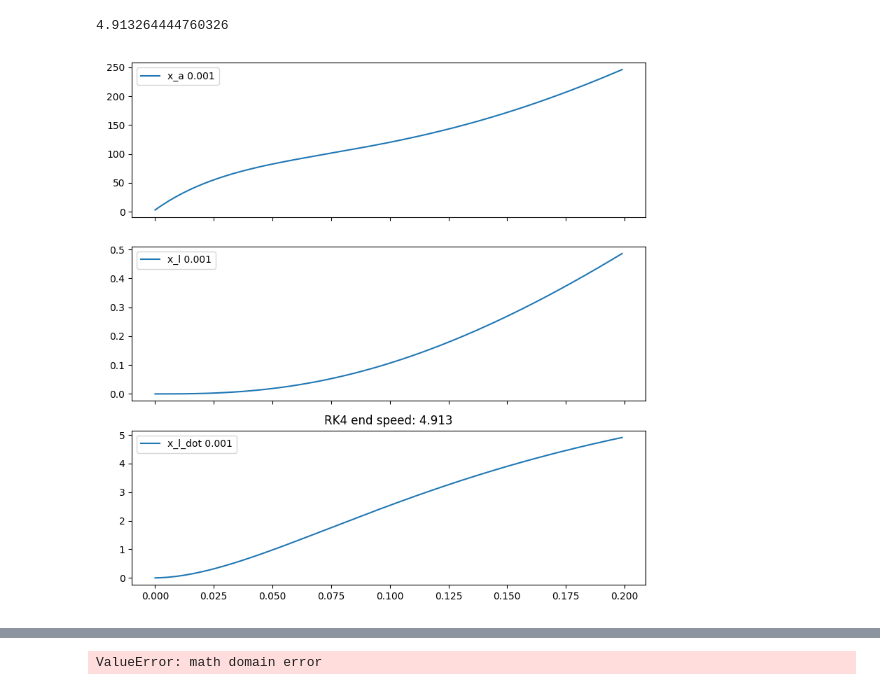
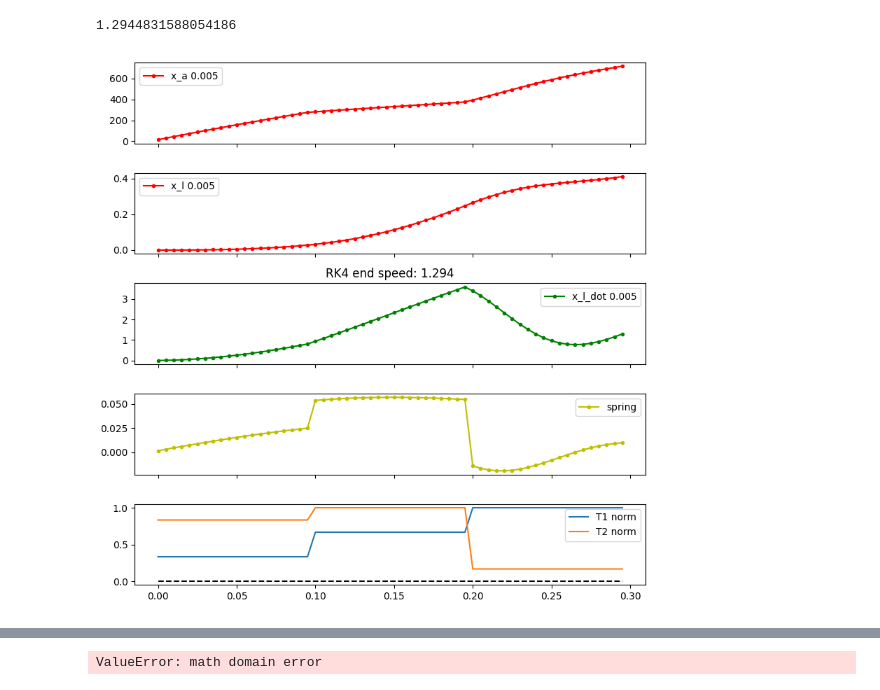
Before and after one commit to NovelMobileRobotsLab/pinto-squirrel, a Jupyter notebook: SEA/comparediffyq_re.ipynb, the cells around one changed output, grey strips where cells are left out. Drawn from its saved outputs; the diff is of its cells as text; code cells hidden in the pictures.

Commit message:
make spring continuous at transition points

```diff
--- a/SEA/comparediffyq_re.ipynb
+++ b/SEA/comparediffyq_re.ipynb
@@ -47,55 +47,61 @@ def RK4(f, X, dt):
 X = np.array([0, 0, 0])
 log = []
 log_T = []
 
-dt = 0.001
+dt = 0.005
 times = []
 
 
 #0.0003367766393821401 5.362633605126075
-T1 = 0.0004
-T2 = 6
-for ti in np.arange(0, 0.2, dt):
+T1, T2 = (0.0001, 10)
+for ti in np.arange(0, 0.1, dt):
     X = RK4(f, X, dt)
     times.append(ti)
     log.append(X)
     log_T.append((T1, T2))
 
-# T2 = 10
-# for ti in np.arange(0.1, 0.2, dt):
-#     X = RK4(f, X, dt)
-#     times.append(ti)
-#     log.append(X)
-#     log_T.append((T1, T2))
+T1f, T2f = (0.0002, 12)
+# X[1] = T2f*((T1f-T1)*X[0] + X[1]/T2)
+T1, T2 = (T1f, T2f)
+for ti in np.arange(0.1, 0.2, dt):
+    X = RK4(f, X, dt)
+    times.append(ti)
+    log.append(X)
+    log_T.append((T1, T2))
 
-# T2 = 5
-# for ti in np.arange(0.2, 0.3, dt):
-#     X = RK4(f, X, dt)
-#     times.append(ti)
-#     log.append(X)
-#     log_T.append((T1, T2))
+T1f, T2f = (0.0003, 2)
+# X[1] = T2f*((T1f-T1)*X[0] + X[1]/T2)
+T1, T2 = (T1f, T2f)
+for ti in np.arange(0.2, 0.3, dt):
+    X = RK4(f, X, dt)
+    times.append(ti)
+    log.append(X)
+    log_T.append((T1, T2))
 
 log = np.array(log)
 log_T = np.array(log_T)
 endv = log[:,2][-1]
 print(endv)
 
-fig, axs = plt.subplots(3, 1, sharex=True, figsize=(8,8))
-axs[0].plot(times, log[:,0], label=f'x_a {dt}')
-
+fig, axs = plt.subplots(5, 1, sharex=True, figsize=(8,8))
+axs[0].plot(times, log[:,0], 'r.-', label=f'x_a {dt}')
 # axs[0].plot(times, np.gradient(log[:,0])/dt, label=f'x_a_dot {dt}')
 
-axs[1].plot(times, log[:,1], label=f'x_l {dt}')
+axs[1].plot(times, log[:,1], 'r.-', label=f'x_l {dt}')
 
-axs[2].plot(times, log[:,2], label=f'x_l_dot {dt}')
+axs[2].plot(times, log[:,2], 'g.-', label=f'x_l_dot {dt}')
 axs[2].set_title(f'RK4 end speed: {np.round(endv, 3)}')
 
-# axs[3].plot(times, log_T[:,0], label=f'T1 {dt}')
-# axs[4].plot(times, log_T[:,1], label=f'T2 {dt}')
+spring = log_T[:,0]*log[:,0] - (1/log_T[:,1])*log[:,1]
+axs[3].plot(times, spring, 'y.-', label='spring')
+
+axs[4].plot(times, log_T[:,0]/max(log_T[:,0]), label=f'T1 norm')
+axs[4].plot(times, log_T[:,1]/max(log_T[:,1]), label=f'T2 norm')
+axs[4].plot(times, np.zeros_like(times), 'k--')
 
 for ax in axs:
     ax.legend()
 plt.show()
 # %% [output]
-4.913264444760326
+1.2944831588054186
-[figure, old version]
+[figure, new version]
```
Also changed, not shown: parts of 1 cell of this notebook, 3 other files.
